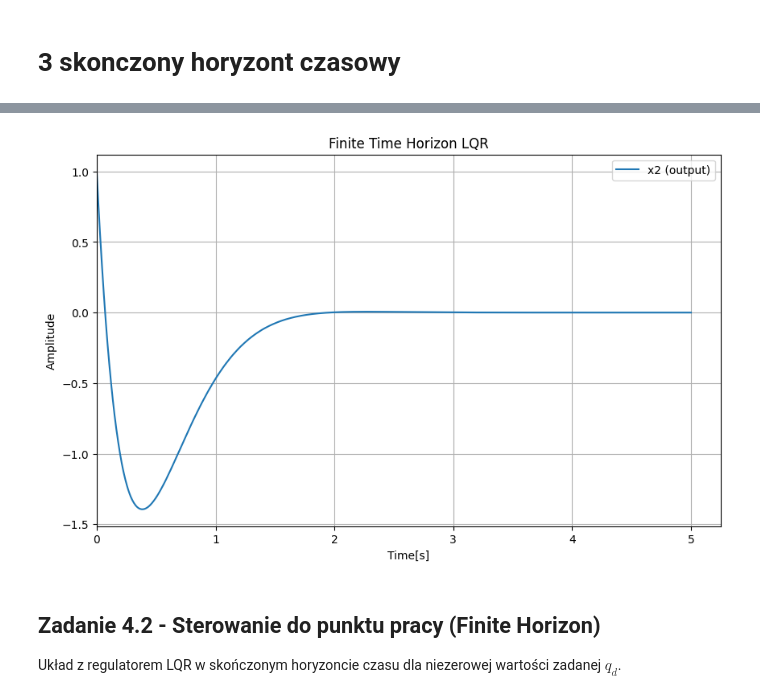
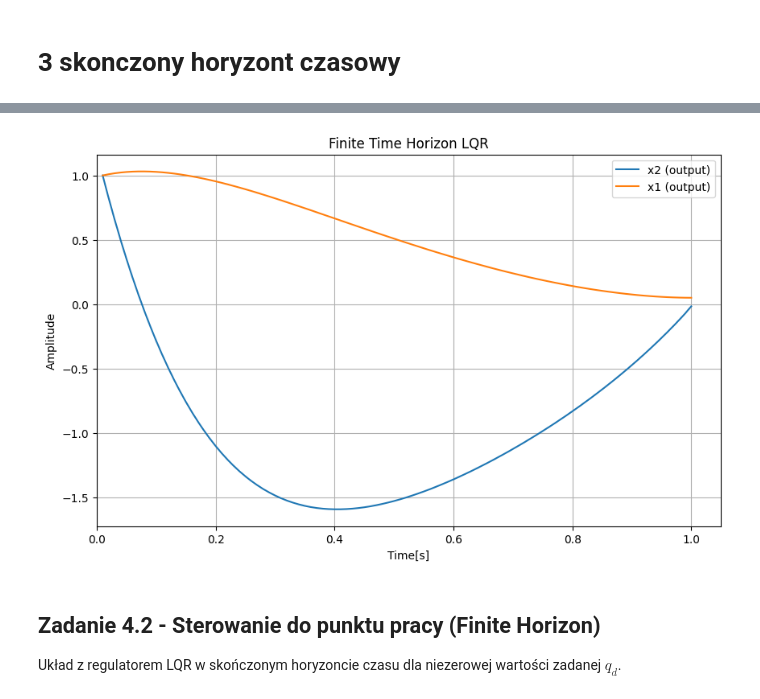
Before and after one commit to Piotr-Bednarek/ZadaniaSem5Laby, a Jupyter notebook: uso/lab7.ipynb, the cells around one changed output, grey strips where cells are left out. Drawn from its saved outputs; the diff is of its cells as text; code cells hidden in the pictures.

```diff
--- a/uso/lab7.ipynb
+++ b/uso/lab7.ipynb
@@ -180,8 +184,12 @@ Wartość wskaźnika J dla innych wzmocnień: 15.1932
 # %% [markdown]
 # 3 skonczony horyzont czasowy
 # %%
-A = np.array([[0.0, 1.0], [-10.0, -2.5]])
-B = np.array([[0.0], [5.0]])
+R=0.5
+L=0.2
+C=0.5
+
+A=np.array([[0,1],[-1/(L*C),-R/L]])
+B=np.array([[0],[1/L]])
 
 Q = np.eye(2)
 R = np.array([[1.0]])
@@ -196,17 +204,18 @@ def riccati(p,t):
 
     return p_dot
 # %%
-S = np.eye(2)
+S = np.eye(2)*10
 p0 = S.flatten()
 
-t_r = np.arange(5,0,-0.01)
+t_r = np.arange(1,0,-0.01)
 
 sol_riccati = odeint(riccati, p0, t_r)
 
 P_t = sol_riccati
 
 P_t_reversed = P_t[::-1]
+print(P_t_reversed)
 t_reversed = t_r[::-1]
 
-plot_sets("elementy P(t)",[t_reversed,P_t_reversed[:,0],"1"],[t_reversed,P_t_reversed[:,1],"2"],[t_reversed,P_t_reversed[:,2],"3"])
+plot_sets("elementy P(t)",[t_reversed,P_t_reversed[:,0],"1"],[t_reversed,P_t_reversed[:,1],"2"],[t_reversed,P_t_reversed[:,2],"3"],[t_reversed,P_t_reversed[:,3],"4"])
 # %% [output]
@@ -226,17 +252,20 @@ def get_P_t(t):
     # Macierz P musi być symetryczna
     return np.array([[P11.item(), P12.item()], [P12.item(), P22.item()]])
 
+for i in range(len(t_reversed)):
+    p_t= get_P_t(t_reversed[i])
+    print(p_t)
+
 
 def model_FTH(x_roz, t):
-    # Krok 1: Wydobycie stanu nominalnego (x)
     x = x_roz[:2]
-    x_vec = x.reshape(2, 1) # Kolumnowy wektor stanu (2x1)
+    x_vec = x.reshape(2, 1)
 
     P_t = get_P_t(t)
 
-    K_t= K_t = R_inv @ B.T @ P_t
+    K_t = R_inv @ B.T @ P_t
 
-    u = -K @ x
+    u = -K_t @ x
     u_mat = np.array([[u]])
 
     x_dot_nominal_matrix = A @ x_vec + B @ u_mat
@@ -247,14 +294,13 @@ def model_FTH(x_roz, t):
 # %%
 x0 = np.array([1, 1])
 
-t = np.linspace(0, 5, 1000)
+#t = np.linspace(0, 5, 1000)
 
-x_fth = odeint(model_FTH, x0, t)
+x_fth = odeint(model_FTH, x0, t_reversed)
 
-y_fth = x_fth[:, 1]
-plot_sets('Finite Time Horizon LQR', [t, y_fth, 'x2 (output)'])
+plot_sets('Finite Time Horizon LQR', [t_reversed, x_fth[:,1], 'x2 (output)'],[t_reversed,x_fth[:,0],"x1 (output)"])
 # %% [output]
-[figure, old version]
+[figure, new version]
 # %% [markdown]
 ## Zadanie 4.2 - Sterowanie do punktu pracy (Finite Horizon)
 Układ z regulatorem LQR w skończonym horyzoncie czasu dla niezerowej wartości zadanej $q_d$.
```
Also changed, not shown: parts of 3 cells of this notebook, 8 other files.
